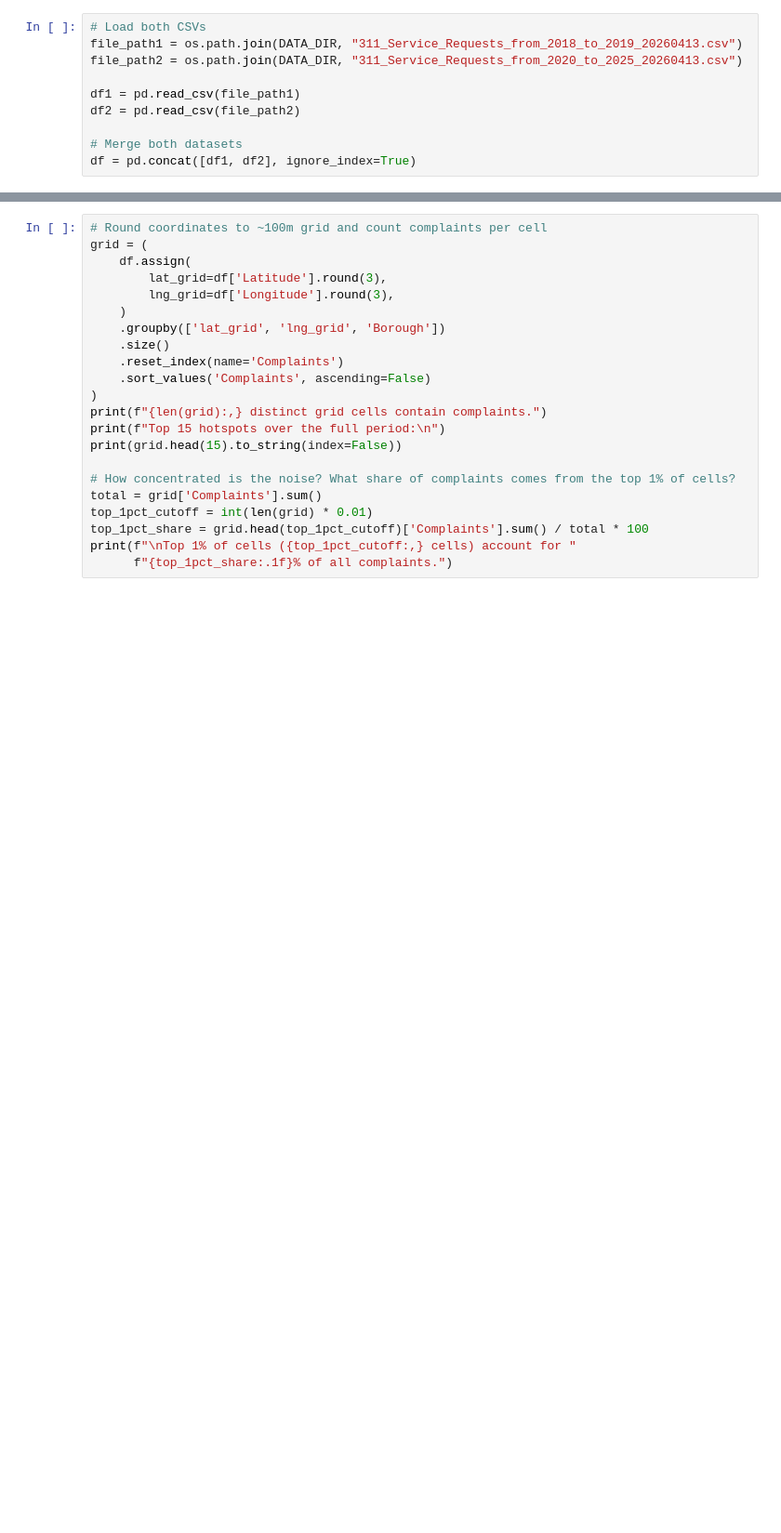
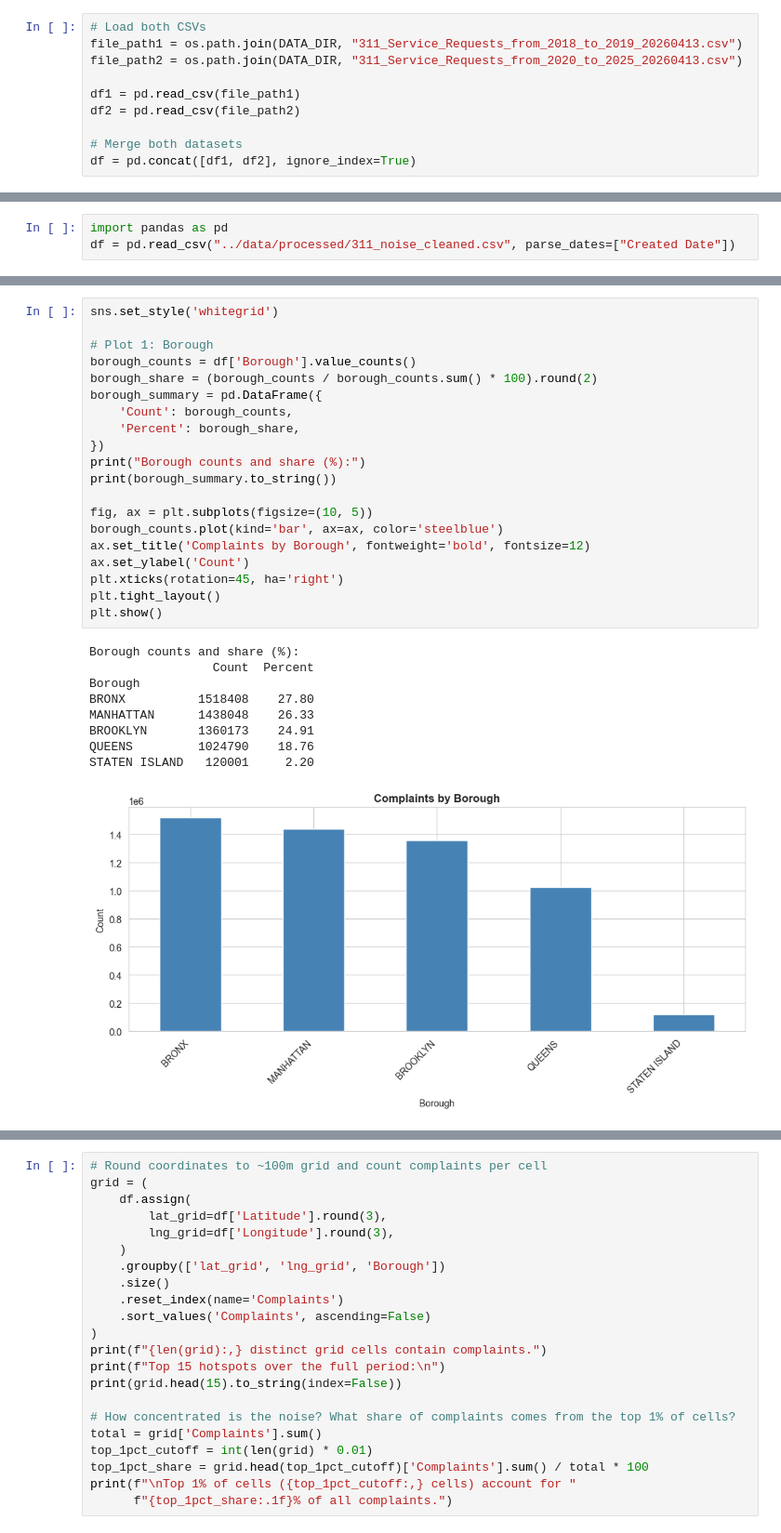
Before and after one commit to thorrila/sda_final_project, a Jupyter notebook: notebook/notebook.ipynb, the cells around one changed output, grey strips where cells are left out. Shown at 93% size. Drawn from its saved outputs; the diff is of its cells as text; blank space fills up the shorter version.

Commit message:
Added more visualizations, chagnes to the text, and the overall structure

```diff
--- a/notebook/notebook.ipynb
+++ b/notebook/notebook.ipynb
@@ -508,0 +138,3 @@ a 100-meter cell) and identify the top hotspots.
+# %%
+import pandas as pd
+df = pd.read_csv("../data/processed/311_noise_cleaned.csv", parse_dates=["Created Date"])
@@ -508,0 +191,30 @@ a 100-meter cell) and identify the top hotspots.
+# %%
+sns.set_style('whitegrid')
+
+# Plot 1: Borough
+borough_counts = df['Borough'].value_counts()
+borough_share = (borough_counts / borough_counts.sum() * 100).round(2)
+borough_summary = pd.DataFrame({
+    'Count': borough_counts,
+    'Percent': borough_share,
+})
+print("Borough counts and share (%):")
+print(borough_summary.to_string())
+
+fig, ax = plt.subplots(figsize=(10, 5))
+borough_counts.plot(kind='bar', ax=ax, color='steelblue')
+ax.set_title('Complaints by Borough', fontweight='bold', fontsize=12)
+ax.set_ylabel('Count')
+plt.xticks(rotation=45, ha='right')
+plt.tight_layout()
+plt.show()
+# %% [output]
+Borough counts and share (%):
+                 Count  Percent
+Borough
+BRONX          1518408    27.80
+MANHATTAN      1438048    26.33
+BROOKLYN       1360173    24.91
+QUEENS         1024790    18.76
+STATEN ISLAND   120001     2.20
+[figure, added]
```
Also changed, not shown: parts of 74 cells of this notebook, 1 other file.
